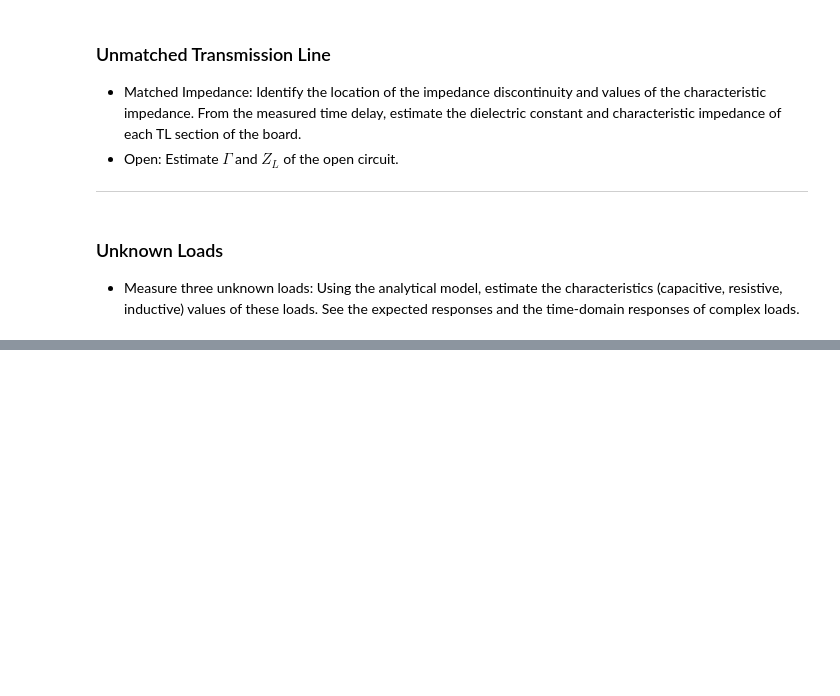
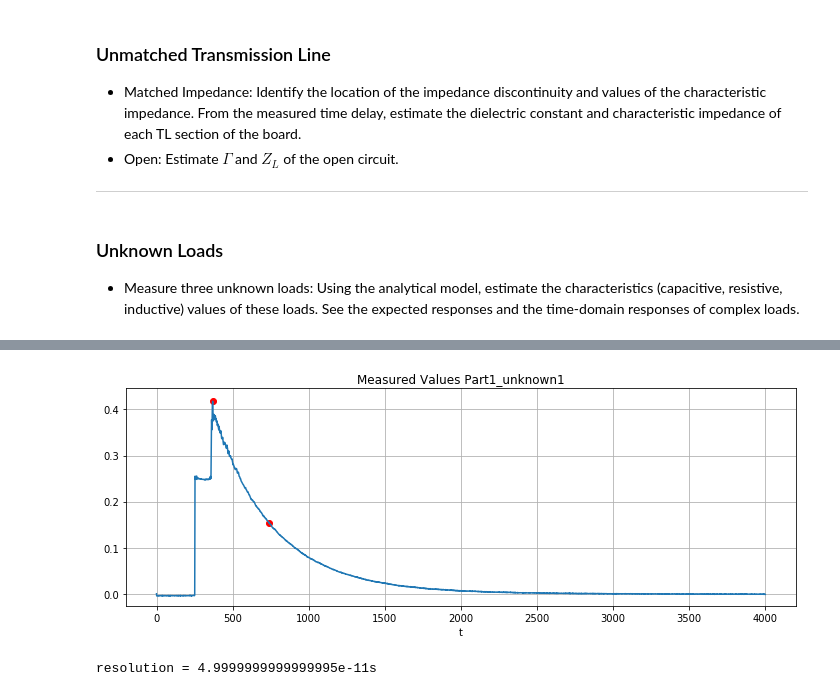
Before and after one commit to kegedy/UWEE572, a Jupyter notebook: labs/lab01/lab01.ipynb, the cells around one changed output, grey strips where cells are left out. Cells and saved outputs as stored; diff of their text form; code cells hidden in the pictures; blank space fills up the shorter version.

```diff
--- a/labs/lab01/lab01.ipynb
+++ b/labs/lab01/lab01.ipynb
@@ -316,0 +163,24 @@ v   &=& \frac{1}{\sqrt{LC}} &=& \frac{1}{\sqrt{\mu \epsilon}} &=& \frac{c_0}{\sq
+# %%
+# Measured Values: Part1_unknown1
+#
+fig,ax = plt.subplots(figsize=(12,4))
+ax.plot(Part1_unknown1)
+ax.scatter(x0,Part1_unknown1[x0],color='red')
+ax.scatter(x1,Part1_unknown1[x1],color='red')
+ax.set_title('Measured Values Part1_unknown1')
+ax.set_xlabel('t')
+plt.grid(True);
+# %% [output]
+[figure, added]
+# %%
+# Calculated Values
+#
+R = 254.46           # 220 ohms
+L = 773 *10**(-9)    # 786 nH
+Z0 = 50
+Ei = 0.25
+t,width = np.linspace(-0.0000001,0.0000001,4000,endpoint=False,retstep=True)
+print(f'resolution = {width}s')
+# range:[-100ns,100ns] with resolution 0.05ns
+# %% [output]
+resolution = 4.9999999999999995e-11s
```
Also changed, not shown: parts of 39 cells of this notebook.
